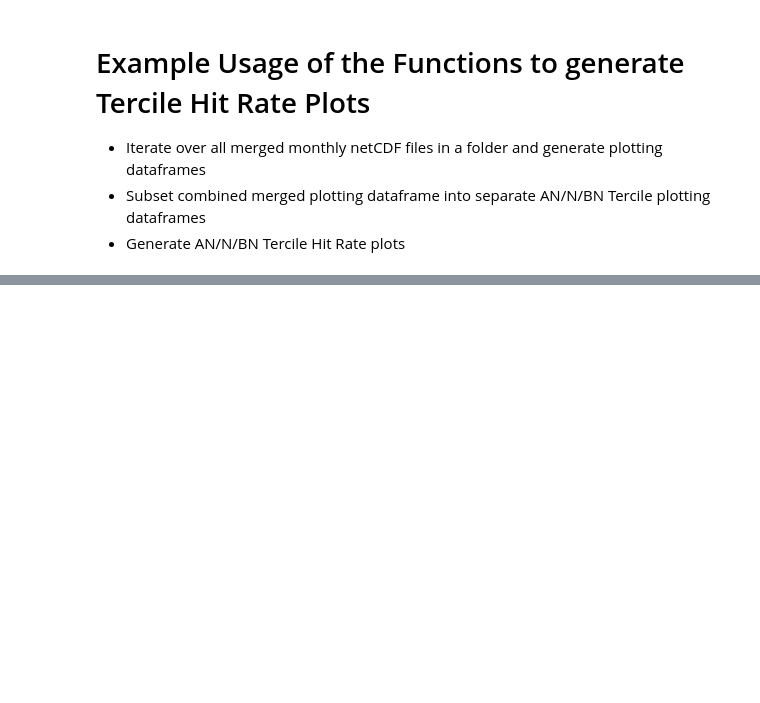
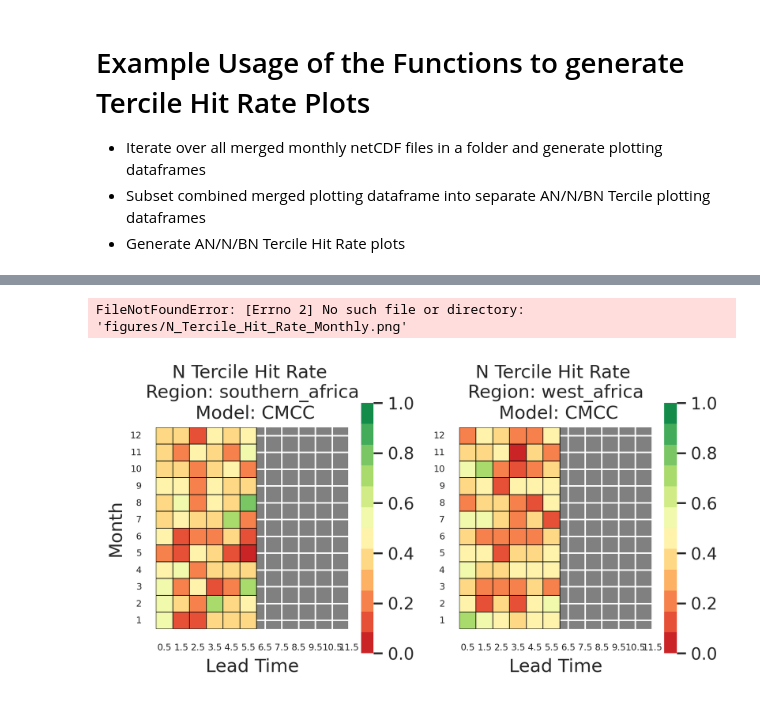
Before and after one commit to yatli24/CHC, a Jupyter notebook: Jupyter notebooks/heatmaps/Tercile_HitRate_Monthly_Script.ipynb, the cells around one changed output, grey strips where cells are left out. Drawn from its saved outputs; the diff is of its cells as text; code cells hidden in the pictures; blank space fills up the shorter version.

```diff
--- a/Jupyter notebooks/heatmaps/Tercile_HitRate_Monthly_Script.ipynb
+++ b/Jupyter notebooks/heatmaps/Tercile_HitRate_Monthly_Script.ipynb
@@ -270,20 +281,25 @@ plt.close()
 # %%
-'''Plot N Tercile Hit Rate for all models and all regions'''
+'''Plot N Tercile Hit Rate for all models and all regions
+'''
 
 # Set large facetGrid, where columns is region and rows are models
 fg = sns.FacetGrid(N_tercile_df, col='region', row='model', sharex=False, sharey=False)
 
 # call helper function to draw heatmap onto the facet grid
 fg.map_dataframe(draw_heatmap, 'lead_time', 'month', 'agreement', square = True)
 
 # set main and axis titles
 fg.set_titles('N Tercile Hit Rate \n Region: {col_name} \n Model: {row_name}')
 fg.set_ylabels("Month")
 fg.set_xlabels("Lead Time")
 
 # save figure
-plt.savefig('figures/Model_Monthly_Metrics/Tercile_Hit_Rate_Monthly/N_Tercile_Hit_Rate_Monthly.png')
+save_path = os.path.join(figures_path, 'N_Tercile_Hit_Rate_Monthly.png')
+plt.savefig(save_path)
 
 # close for efficiency reasons
 plt.close()
+# %% [output]
+FileNotFoundError: [Errno 2] No such file or directory: 'figures/N_Tercile_Hit_Rate_Monthly.png'
+[figure, added]
 # %%
```
Also changed, not shown: parts of 9 cells of this notebook.
